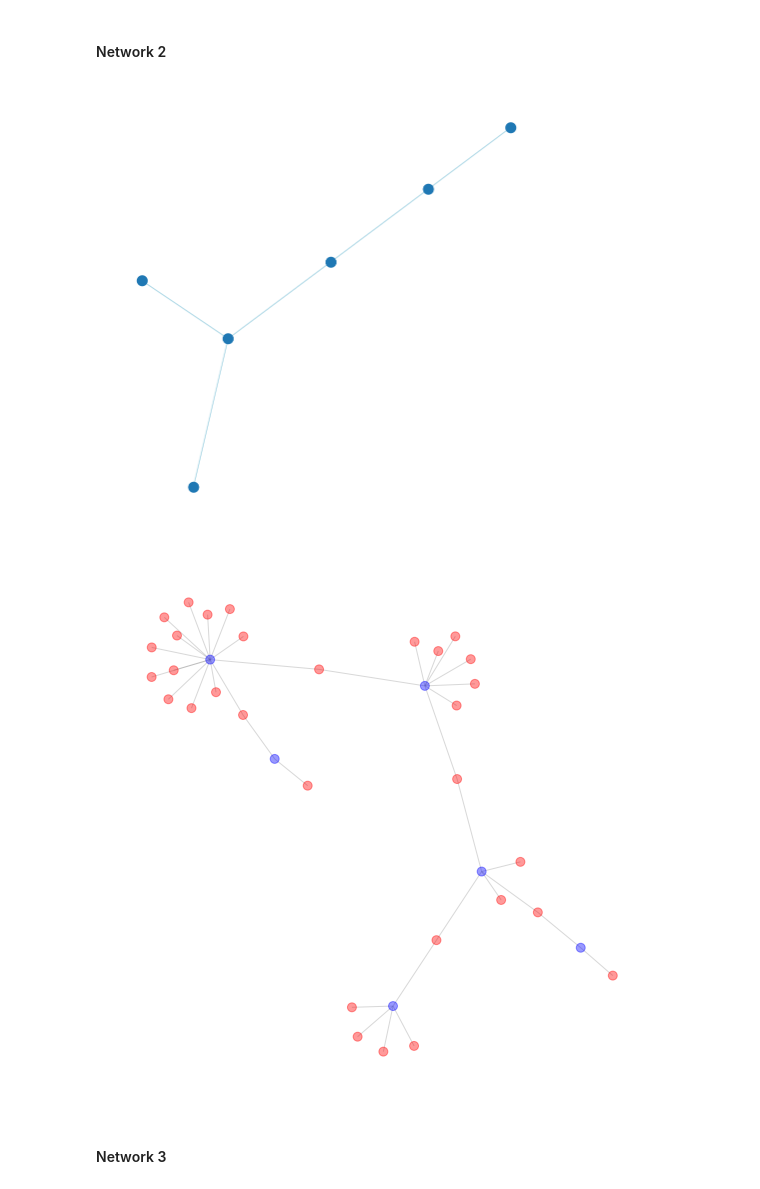
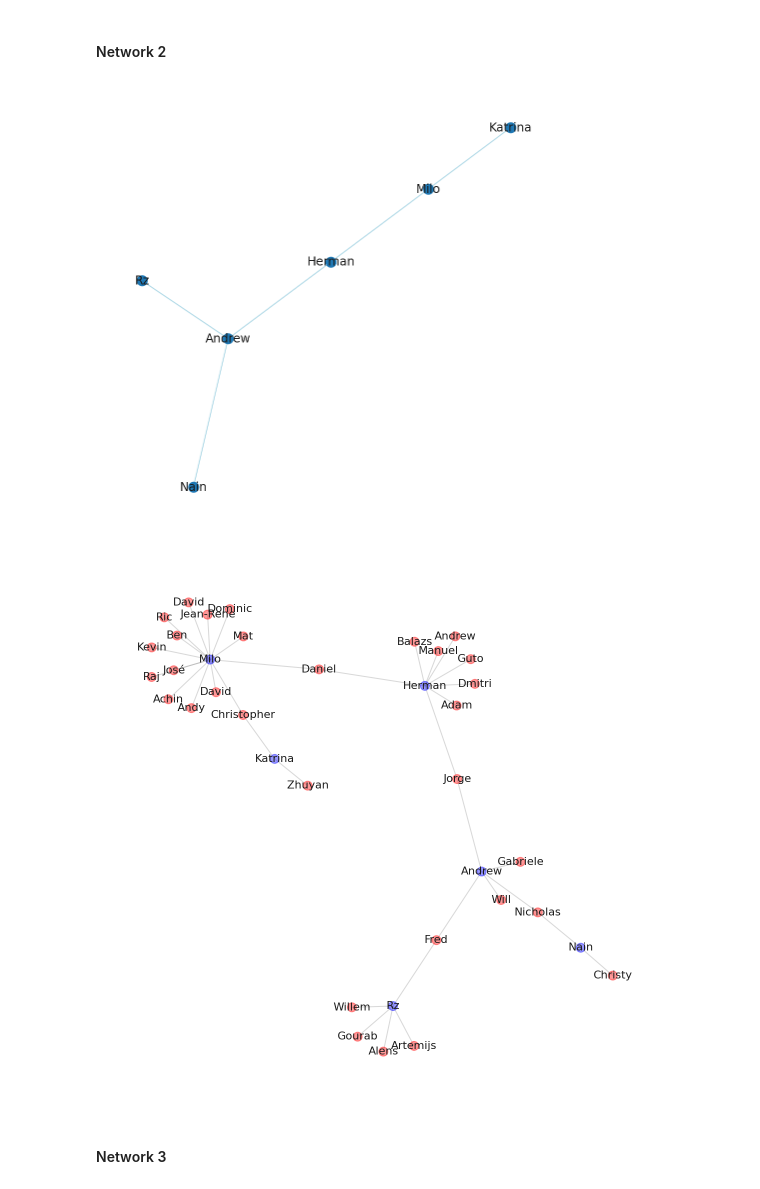
Before and after one commit to codersneha3012/airbnb, a Jupyter notebook: notebooks/usecase2.ipynb, the cells around one changed output. Cells and saved outputs as stored; diff of their text form; code cells hidden in the pictures.

Commit message:
Name shown in graph

```diff
--- a/notebooks/usecase2.ipynb
+++ b/notebooks/usecase2.ipynb
@@ -359,36 +359,36 @@ labels = {node: labels_dict[node] for node in B_sub_2.nodes}
 plt.figure(figsize=(8, 8))
 nx.draw_networkx_nodes(B_sub_2, pos, node_size=100)
 nx.draw_networkx_edges(B_sub_2, pos, width=1, edge_color='lightblue')
-# nx.draw_networkx_labels(B_sub_2, pos, labels=labels, font_size=12, font_family="sans-serif")
+nx.draw_networkx_labels(B_sub_2, pos, labels=labels, font_size=12, font_family="sans-serif")
 plt.axis("off")
 plt.show()
 # %% [output]
-[figure, old version]
+[figure, new version]
 # %%
 network_2 = subset[subset.host_id.isin(components[13][1])]
 
 # plot network with reviewers added back in
 G_net_2 = nx.Graph()
 G_net_2.add_nodes_from(network_2.reviewer_id.unique(), bipartite=0)
 G_net_2.add_nodes_from(network_2.host_id.unique(), bipartite=1)
 G_net_2.add_edges_from(network_2[['reviewer_id', 'host_id']].values)
 
 # nodes
 reviewer_nodes = network_2.reviewer_id.unique()
 host_nodes = network_2.host_id.unique()
 labels = {node: labels_dict[node] for node in G_net_2.nodes}
 
 # create plot
 plt.figure(figsize=(10, 10))
 pos = nx.spring_layout(G_net_2, seed=1)
 nx.draw_networkx_nodes(G_net_2, pos, node_size=80, node_color=['red']*len(reviewer_nodes) +
         ['blue']*(len(host_nodes)), alpha=0.4)
 nx.draw_networkx_edges(G_net_2, pos, width=1, edge_color='grey', alpha=0.3)
-# nx.draw_networkx_labels(G_net_2, pos, labels=labels, font_size=11, font_family="sans-serif")
+nx.draw_networkx_labels(G_net_2, pos, labels=labels, font_size=11, font_family="sans-serif")
 plt.axis("off")
 plt.show()
 # %% [output]
-[figure, old version]
+[figure, new version]
 # %% [markdown]
 #### Network 3
 # %%
```
